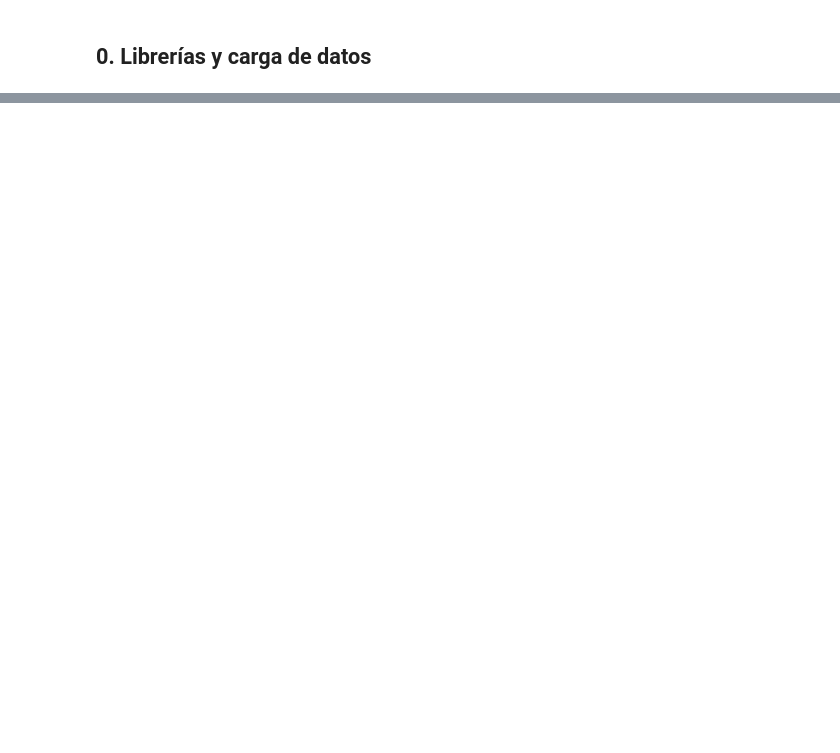
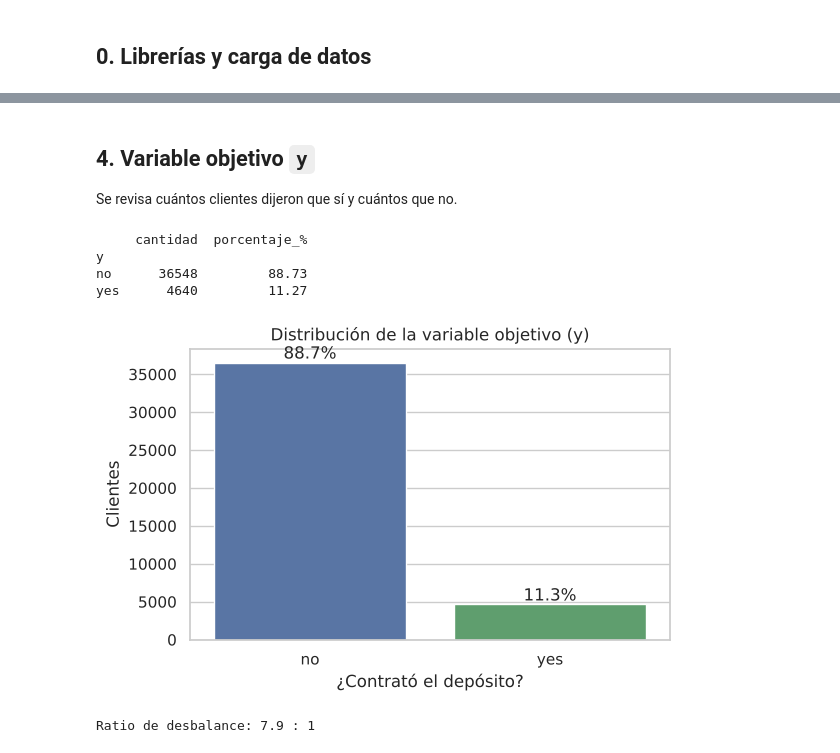
Before and after one commit to juliosalazar98/repositorio-TI26-Salazar, a Jupyter notebook: notebooks/01_EDA.ipynb, the cells around one changed output, grey strips where cells are left out. Saved outputs shown, nothing was run; the diff lists cells and outputs as text; code cells hidden in the pictures; blank space fills up the shorter version.

```diff
--- a/notebooks/01_EDA.ipynb
+++ b/notebooks/01_EDA.ipynb
@@ -70,0 +151,26 @@ Hallazgos que justifican el preprocesamiento.
+# %% [markdown]
+## 4. Variable objetivo `y`
+
+Se revisa cuántos clientes dijeron que sí y cuántos que no.
+# %%
+conteo = df["y"].value_counts()
+pct = df["y"].value_counts(normalize=True) * 100
+print(pd.DataFrame({"cantidad": conteo, "porcentaje_%": pct.round(2)}))
+
+fig, ax = plt.subplots(figsize=(6, 4))
+sns.countplot(data=df, x="y", order=["no", "yes"], ax=ax, palette=["#4C72B0", "#55A868"])
+for p, v in zip(ax.patches, pct[["no", "yes"]]):
+    ax.annotate(f"{v:.1f}%", (p.get_x() + p.get_width() / 2, p.get_height()), ha="center", va="bottom")
+ax.set_title("Distribución de la variable objetivo (y)")
+ax.set_xlabel("¿Contrató el depósito?")
+ax.set_ylabel("Clientes")
+plt.tight_layout()
+plt.show()
+print(f"Ratio de desbalance: {conteo['no'] / conteo['yes']:.1f} : 1")
+# %% [output]
+     cantidad  porcentaje_%
+y
+no      36548         88.73
+yes      4640         11.27
+[figure, added]
+Ratio de desbalance: 7.9 : 1
```
Also changed, not shown: parts of 43 cells of this notebook.
